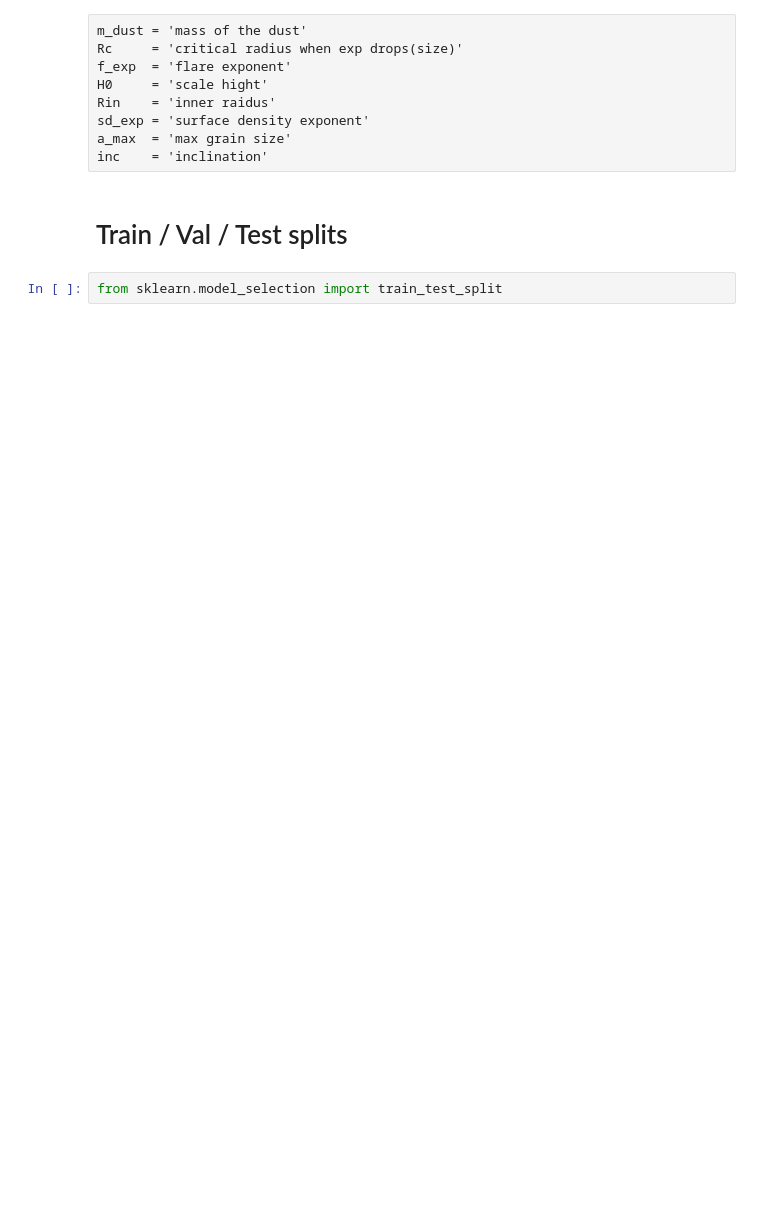
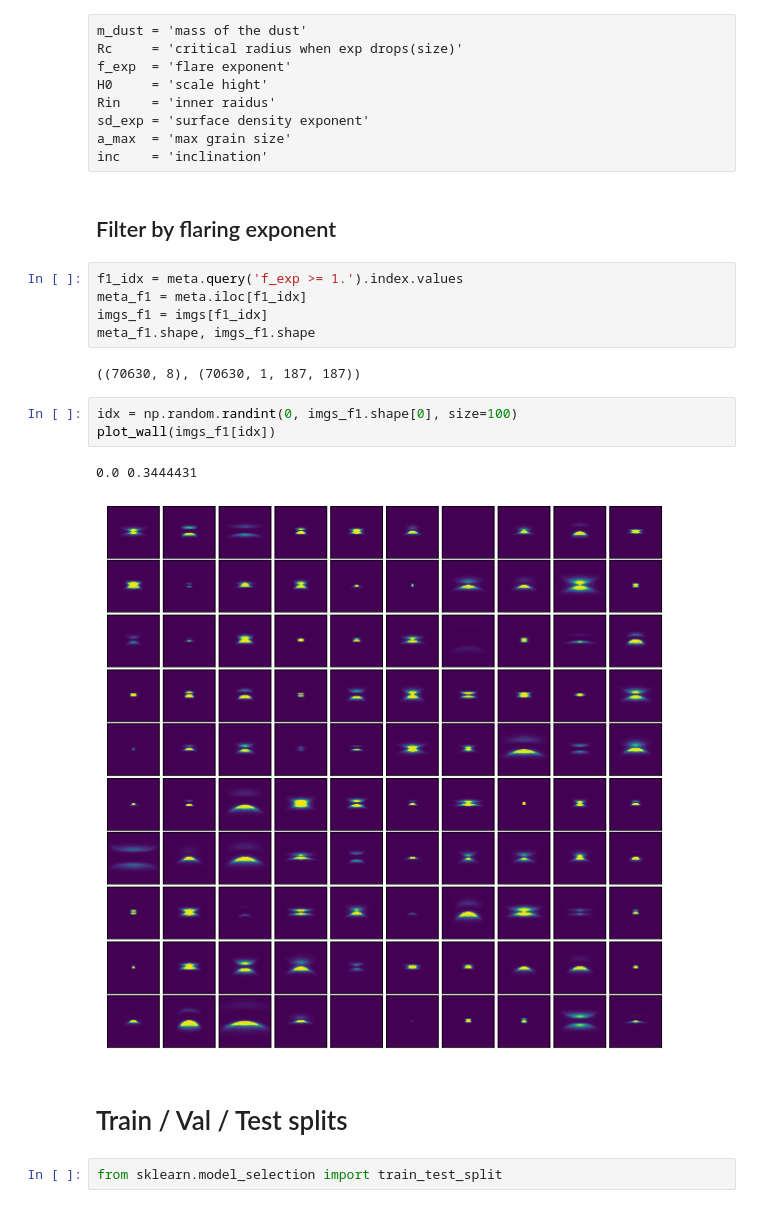
Before and after one commit to keflavich/PPDAE, a Jupyter notebook: notebooks/data_exploration.ipynb, the cells around one changed output. Saved outputs shown, nothing was run; the diff lists cells and outputs as text; blank space fills up the shorter version.

Commit message:
partitions and flaring exp >1 added

```diff
--- a/notebooks/data_exploration.ipynb
+++ b/notebooks/data_exploration.ipynb
@@ -172,6 +194,21 @@ Rin    = 'inner raidus'
 sd_exp = 'surface density exponent'
 a_max  = 'max grain size'
 inc    = 'inclination'
+# %% [markdown]
+## Filter by flaring exponent
+# %%
+f1_idx = meta.query('f_exp >= 1.').index.values
+meta_f1 = meta.iloc[f1_idx]
+imgs_f1 = imgs[f1_idx]
+meta_f1.shape, imgs_f1.shape
+# %% [output]
+((70630, 8), (70630, 1, 187, 187))
+# %%
+idx = np.random.randint(0, imgs_f1.shape[0], size=100)
+plot_wall(imgs_f1[idx])
+# %% [output]
+0.0 0.3444431
+[figure, added]
 # %% [markdown]
 # Train / Val / Test splits
 # %%
```
Also changed, not shown: parts of 16 cells of this notebook.
